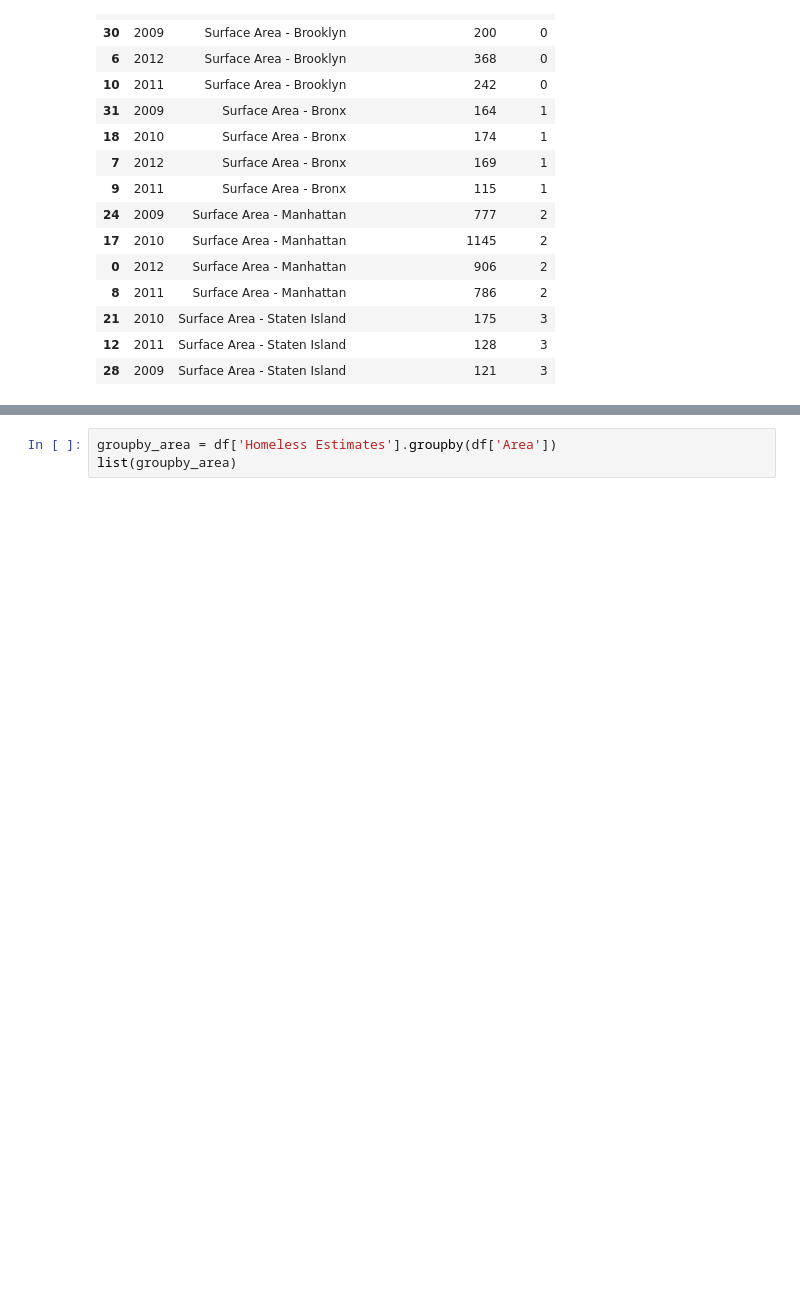
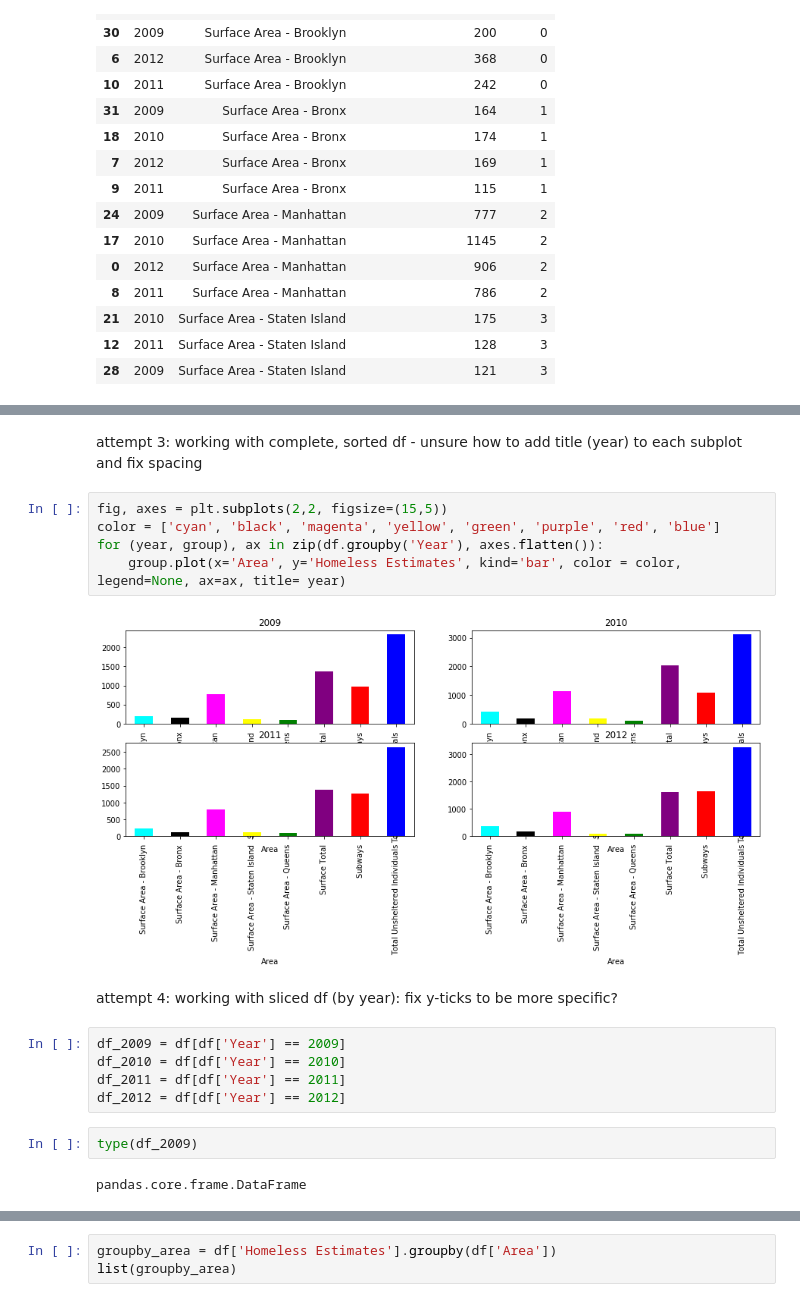
Before and after one commit to kathieking/Thinkful, a Jupyter notebook: plot2_workinprogress.ipynb, the cells around one changed output, grey strips where cells are left out. Cells and saved outputs as stored; diff of their text form; blank space fills up the shorter version.

```diff
--- a/plot2_workinprogress.ipynb
+++ b/plot2_workinprogress.ipynb
@@ -107,0 +108,20 @@ plt.show()
+# %% [markdown]
+attempt 3: working with complete, sorted df - unsure how to add title (year) to each subplot and fix spacing
+# %%
+fig, axes = plt.subplots(2,2, figsize=(15,5))
+color = ['cyan', 'black', 'magenta', 'yellow', 'green', 'purple', 'red', 'blue']
+for (year, group), ax in zip(df.groupby('Year'), axes.flatten()):
+    group.plot(x='Area', y='Homeless Estimates', kind='bar', color = color, legend=None, ax=ax, title= year)
+# %% [output]
+[figure, added]
+# %% [markdown]
+attempt 4: working with sliced df (by year): fix y-ticks to be more specific?
+# %%
+df_2009 = df[df['Year'] == 2009]
+df_2010 = df[df['Year'] == 2010]
+df_2011 = df[df['Year'] == 2011]
+df_2012 = df[df['Year'] == 2012]
+# %%
+type(df_2009)
+# %% [output]
+pandas.core.frame.DataFrame
```
Also changed, not shown: parts of 16 cells of this notebook.
